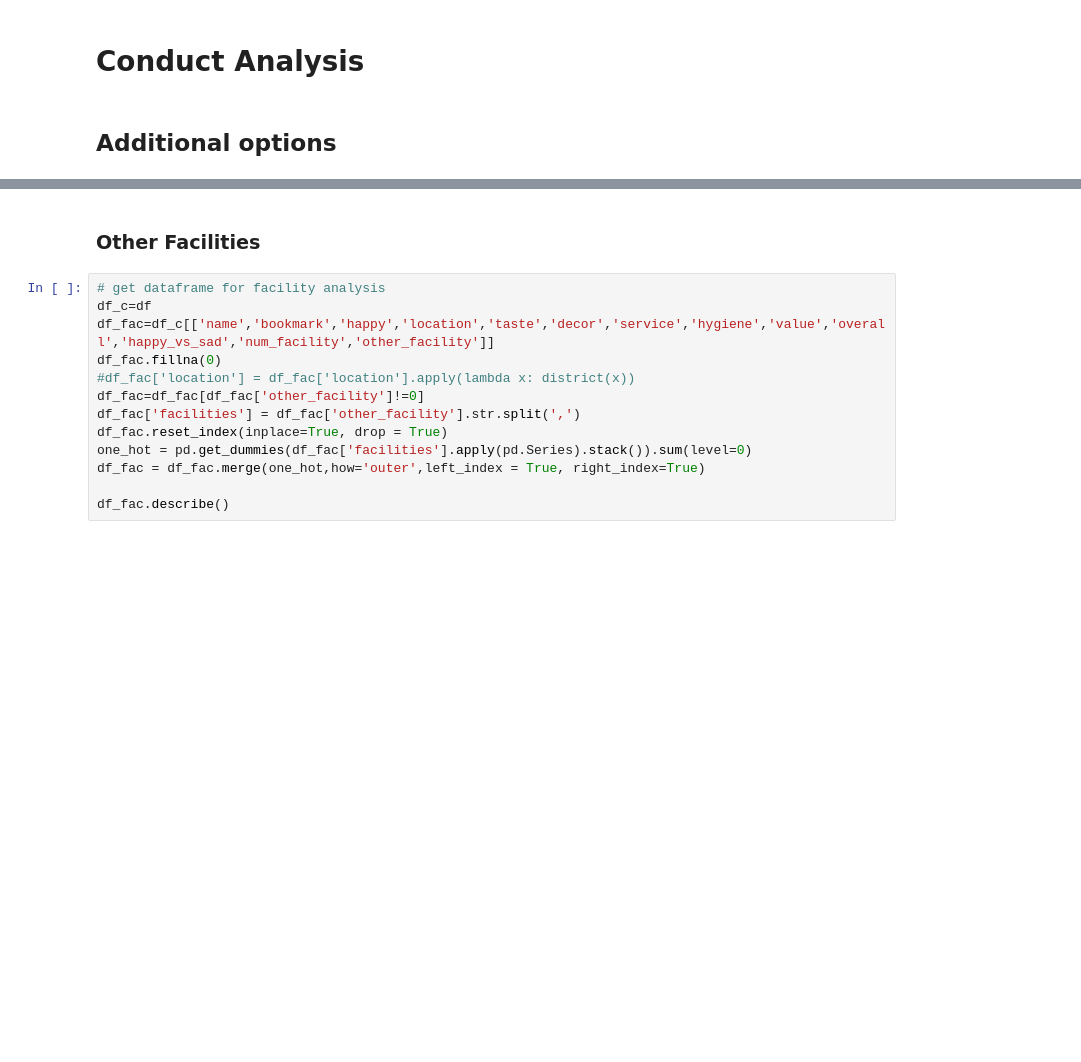
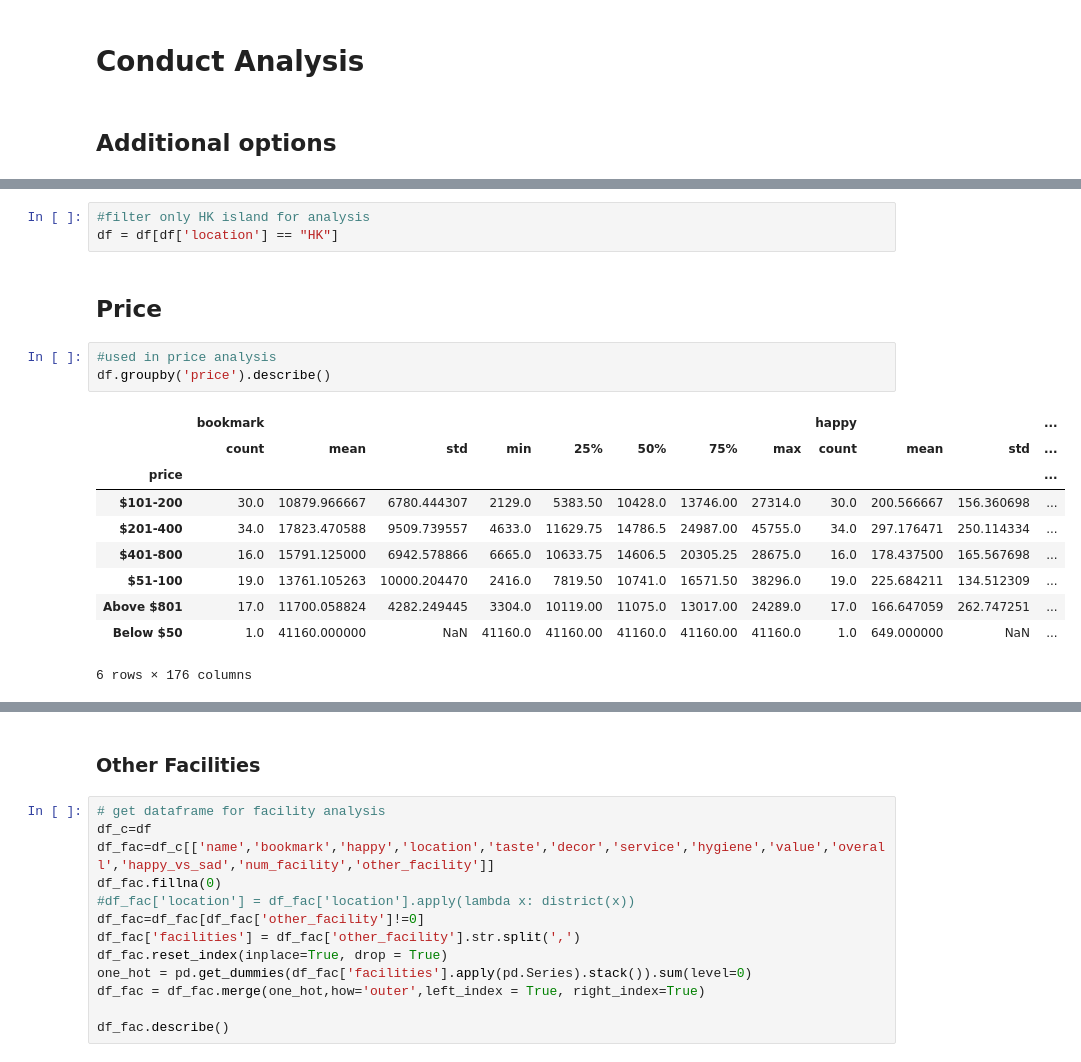
Before and after one commit to noodleconference/ISOM3400, a Jupyter notebook: MAIN_ANALYSIS.ipynb, the cells around one changed output, grey strips where cells are left out. Saved outputs shown, nothing was run; the diff lists cells and outputs as text; blank space fills up the shorter version.

```diff
--- a/MAIN_ANALYSIS.ipynb
+++ b/MAIN_ANALYSIS.ipynb
@@ -197,0 +206,19 @@ def pair_plot(df,variable):
+# %%
+#filter only HK island for analysis
+df = df[df['location'] == "HK"]
+# %% [markdown]
+<h2> Price
+# %%
+#used in price analysis
+df.groupby('price').describe()
+# %% [output]
+|  | bookmark |  |  |  |  |  |  |  | happy |  |  | ... |
+|  | count | mean | std | min | 25% | 50% | 75% | max | count | mean | std | ... |
+| price |  |  |  |  |  |  |  |  |  |  |  | ... |
+| $101-200 | 30.0 | 10879.966667 | 6780.444307 | 2129.0 | 5383.50 | 10428.0 | 13746.00 | 27314.0 | 30.0 | 200.566667 | 156.360698 | ... |
+| $201-400 | 34.0 | 17823.470588 | 9509.739557 | 4633.0 | 11629.75 | 14786.5 | 24987.00 | 45755.0 | 34.0 | 297.176471 | 250.114334 | ... |
+| $401-800 | 16.0 | 15791.125000 | 6942.578866 | 6665.0 | 10633.75 | 14606.5 | 20305.25 | 28675.0 | 16.0 | 178.437500 | 165.567698 | ... |
+| $51-100 | 19.0 | 13761.105263 | 10000.204470 | 2416.0 | 7819.50 | 10741.0 | 16571.50 | 38296.0 | 19.0 | 225.684211 | 134.512309 | ... |
+| Above $801 | 17.0 | 11700.058824 | 4282.249445 | 3304.0 | 10119.00 | 11075.0 | 13017.00 | 24289.0 | 17.0 | 166.647059 | 262.747251 | ... |
+| Below $50 | 1.0 | 41160.000000 | NaN | 41160.0 | 41160.00 | 41160.0 | 41160.00 | 41160.0 | 1.0 | 649.000000 | NaN | ... |
+6 rows × 176 columns
```
Also changed, not shown: parts of 21 cells of this notebook.
